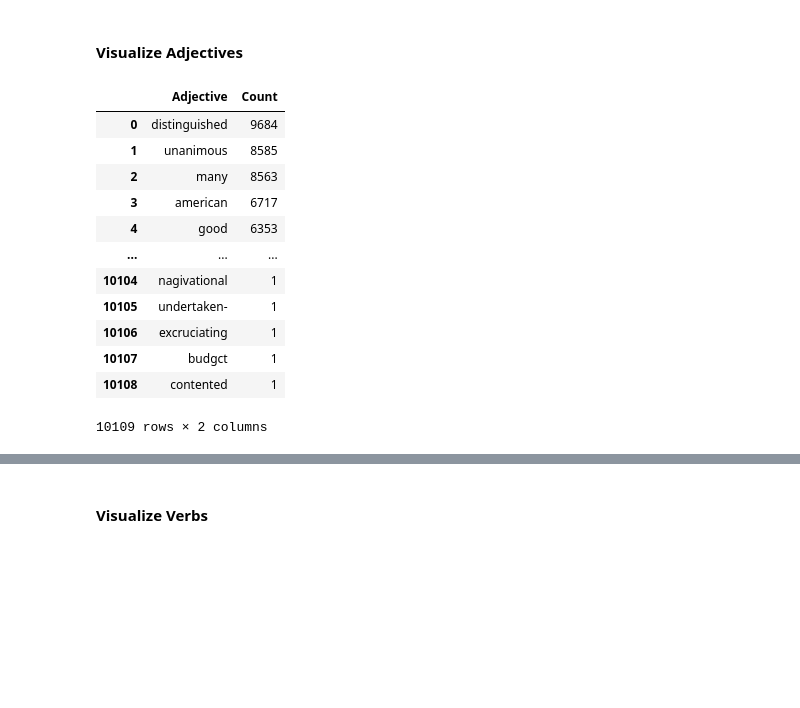
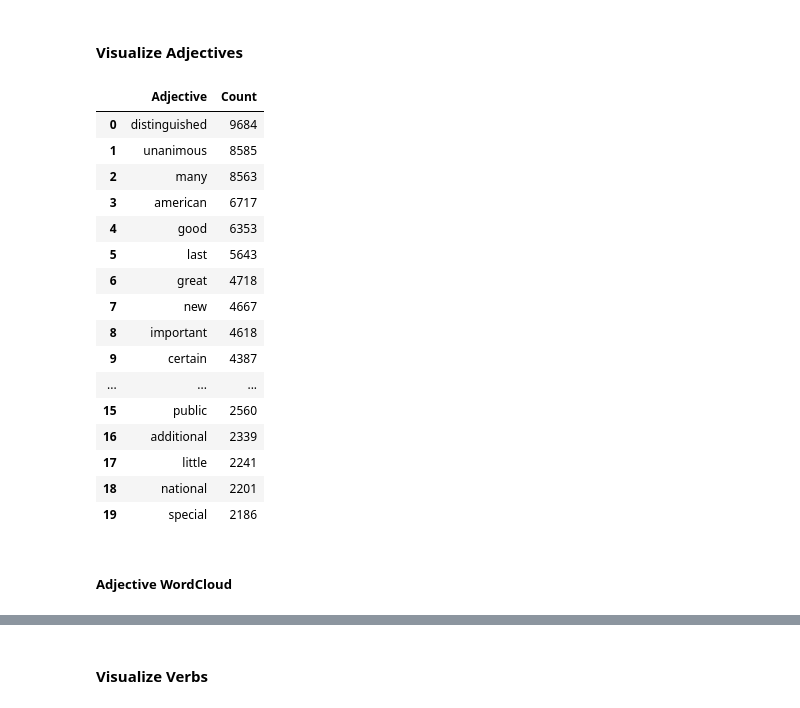
Before and after one commit to asumpon/edgar-challenge-4, a Jupyter notebook: ProblemSetPartsOfSpeech.ipynb, the cells around one changed output, grey strips where cells are left out. Saved outputs shown, nothing was run; the diff lists cells and outputs as text; code cells hidden in the pictures; blank space fills up the shorter version.

```diff
--- a/ProblemSetPartsOfSpeech.ipynb
+++ b/ProblemSetPartsOfSpeech.ipynb
@@ -491,22 +500,28 @@ for word in list(count_adj):
     if word in stop:
         del count_adj[word]
 # %%
-adjDF = pd.DataFrame.from_records(count_adj.most_common(), columns=['Adjective','Count'])
+adjDF = pd.DataFrame.from_records(count_adj.most_common(20), columns=['Adjective','Count'])
 adjDF
 # %% [output]
 |  | Adjective | Count |
 | 0 | distinguished | 9684 |
 | 1 | unanimous | 8585 |
 | 2 | many | 8563 |
 | 3 | american | 6717 |
 | 4 | good | 6353 |
+| 5 | last | 5643 |
+| 6 | great | 4718 |
+| 7 | new | 4667 |
+| 8 | important | 4618 |
+| 9 | certain | 4387 |
 | ... | ... | ... |
-| 10104 | nagivational | 1 |
-| 10105 | undertaken- | 1 |
-| 10106 | excruciating | 1 |
-| 10107 | budgct | 1 |
-| 10108 | contented | 1 |
+| 15 | public | 2560 |
+| 16 | additional | 2339 |
+| 17 | little | 2241 |
+| 18 | national | 2201 |
+| 19 | special | 2186 |
-10109 rows × 2 columns
+# %% [markdown]
+##### Adjective WordCloud
 # %%
 wc = WordCloud(background_color="white",width=1000,height=1000, max_words=100,relative_scaling=0.5,normalize_plurals=False).generate_from_frequencies(count_adj)
 plt.imshow(wc)
```
Also changed, not shown: parts of 12 cells of this notebook, 1 other file.
